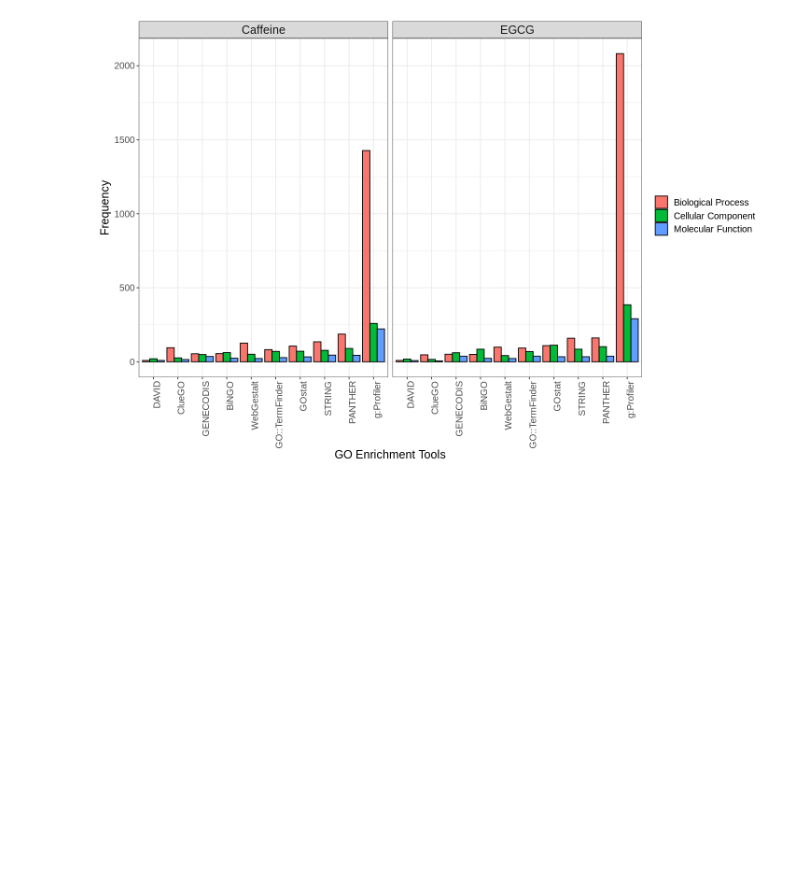
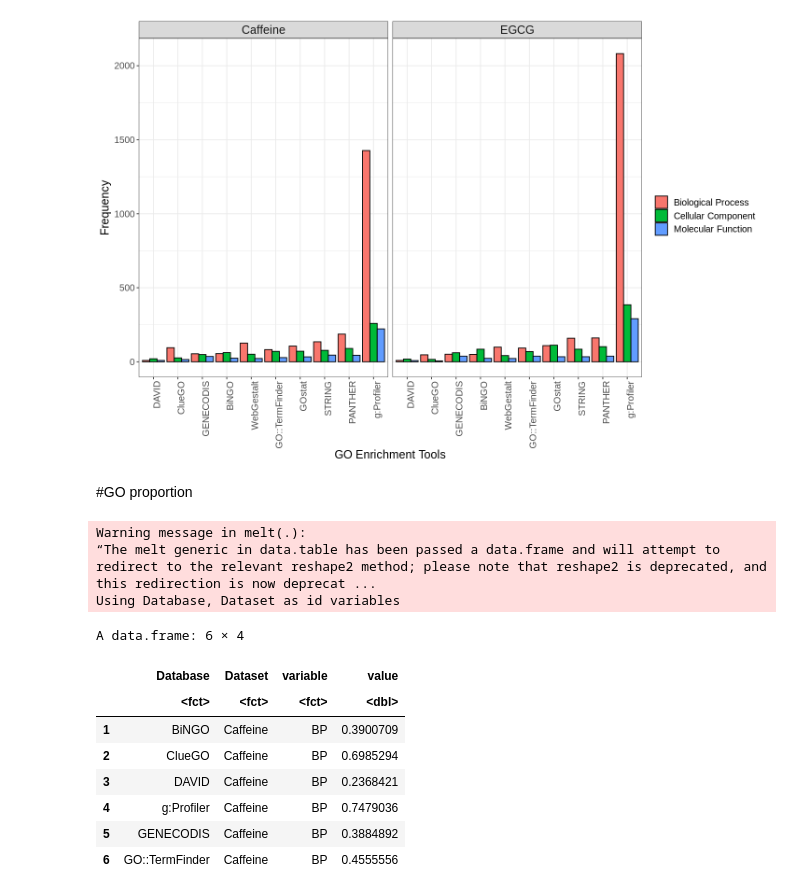
Before and after one commit to kittisaktaoma/GO-tools-comparsion, a Jupyter notebook: GO_tools_Comparison.ipynb, the cells around one changed output. Saved outputs shown, nothing was run; the diff lists cells and outputs as text; code cells hidden in the pictures; blank space fills up the shorter version.

```diff
--- a/GO_tools_Comparison.ipynb
+++ b/GO_tools_Comparison.ipynb
@@ -164,3 +198,25 @@ ggplot(data=count_02, aes(x=reorder(Database,count), y=count, fill=Type)) +
                                                 "Molecular Function"))
 # %% [output]
 [figure]
+# %% [markdown]
+#GO proportion
+# %%
+chi <- df_01[,-6] %>% unique() %>% filter(.,FDR < 0.05) %>% select(Database,Type,Group)
+chi_02 <- table(chi$Database,chi$Type,chi$Group) %>% as.data.frame()
+chi_03 <- reshape(chi_02, idvar = c("Var1","Var3"), timevar = "Var2", direction = "wide")
+names(chi_03) <- c("Database","Dataset","BP","CC","MF")
+chi_4 <- cbind(chi_03[,c(1,2)], prop.table(as.matrix(chi_03[,-c(1,2)]), margin = 1)) %>% melt(.)
+head(chi_4)
+# %% [output]
+Warning message in melt(.):
+“The melt generic in data.table has been passed a data.frame and will attempt to redirect to the relevant reshape2 method; please note that reshape2 is deprecated, and this redirection is now deprecat ...
+Using Database, Dataset as id variables
+A data.frame: 6 × 4
+|  | Database | Dataset | variable | value |
+|  | <fct> | <fct> | <fct> | <dbl> |
+| 1 | BiNGO | Caffeine | BP | 0.3900709 |
+| 2 | ClueGO | Caffeine | BP | 0.6985294 |
+| 3 | DAVID | Caffeine | BP | 0.2368421 |
+| 4 | g:Profiler | Caffeine | BP | 0.7479036 |
+| 5 | GENECODIS | Caffeine | BP | 0.3884892 |
+| 6 | GO::TermFinder | Caffeine | BP | 0.4555556 |
```
Also changed, not shown: parts of 22 cells of this notebook.
